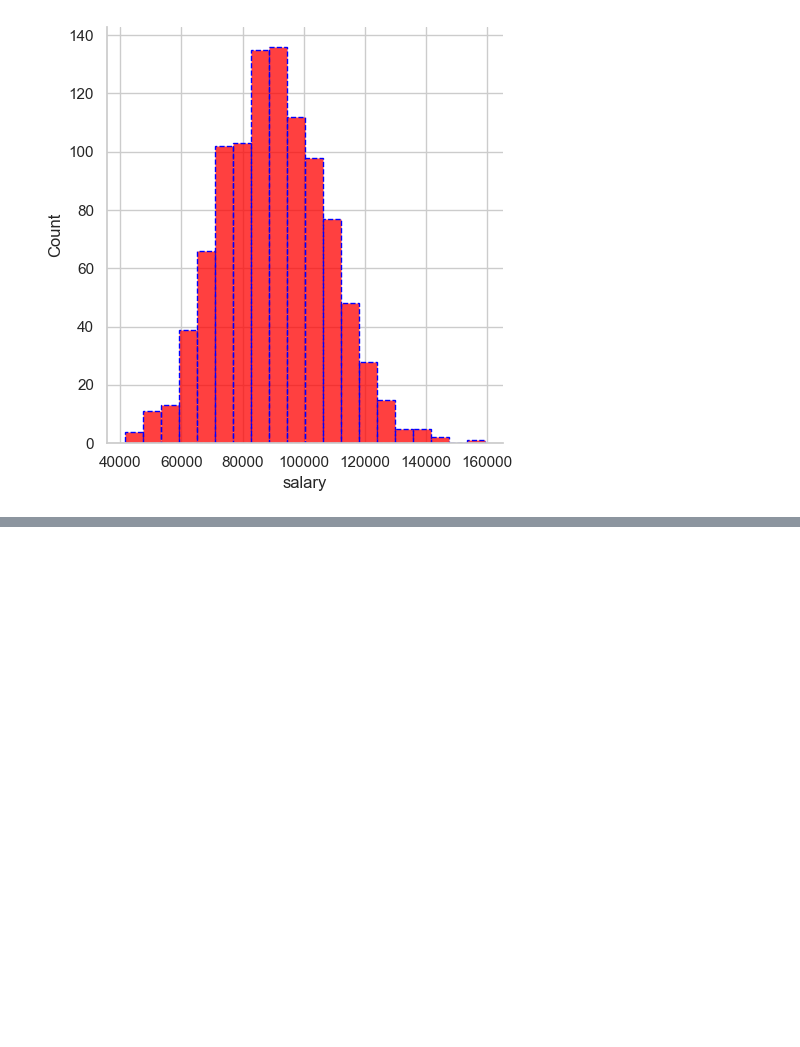
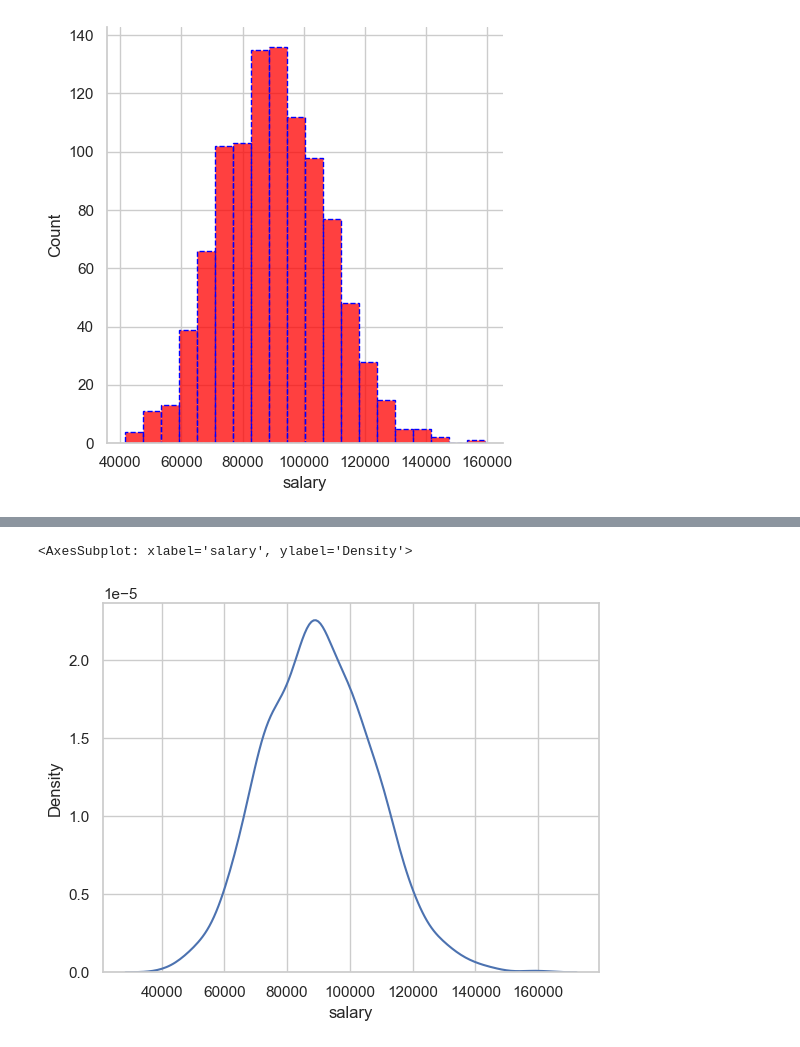
Before and after one commit to astro648/My-AI, a Jupyter notebook: Seaborn Basics/Seaborn Plot.ipynb, the cells around one changed output, grey strips where cells are left out. Saved outputs shown, nothing was run; the diff lists cells and outputs as text; code cells hidden in the pictures; blank space fills up the shorter version.

```diff
--- a/Seaborn Basics/Seaborn Plot.ipynb
+++ b/Seaborn Basics/Seaborn Plot.ipynb
@@ -63,0 +64,5 @@ AttributeError: Rectangle.set() got an unexpected keyword argument 'rug'
+# %%
+sns.kdeplot(data=df,x='salary') # now we have a line plot
+# %% [output]
+<AxesSubplot: xlabel='salary', ylabel='Density'>
+[figure, added]
```
Also changed, not shown: parts of 4 cells of this notebook.
